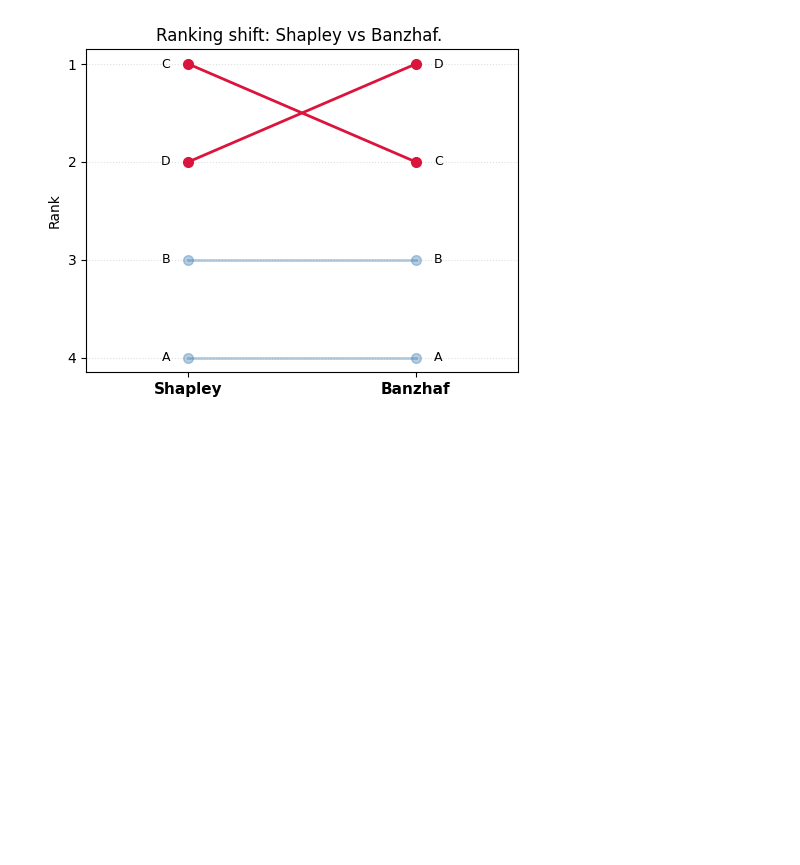
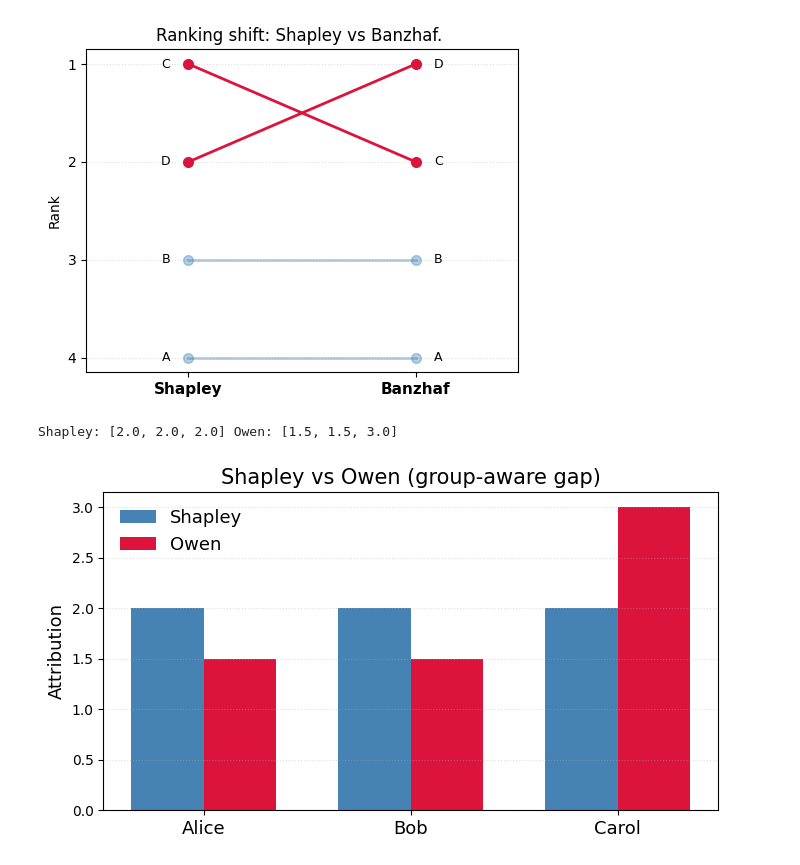
Before and after one commit to filipnaudot/powerXAI, a Jupyter notebook: examples/atomic-player-examples.ipynb, the cells around one changed output. Drawn from its saved outputs; the diff is of its cells as text; code cells hidden in the pictures; blank space fills up the shorter version.

```diff
--- a/examples/atomic-player-examples.ipynb
+++ b/examples/atomic-player-examples.ipynb
@@ -80,3 +80,36 @@ banzhaf_rank_by_player = ranks[np.argsort(banzhaf_ranking)]
 rank_chart(PLAYERS, shapley_rank_by_player, banzhaf_rank_by_player, "Shapley", "Banzhaf", "")
 # %% [output]
 [figure]
+# %%
+def player_3_valuable(_players, coalition_indices):
+    coalition = frozenset(coalition_indices)
+    singletons = {frozenset({0}), frozenset({1}), frozenset({2})}
+    pairs = {frozenset({0, 1}), frozenset({0, 2}), frozenset({1, 2})}
+
+    if not coalition: return 0.0
+    if coalition in singletons or coalition in pairs: return 1.0
+    if coalition == frozenset({0, 1, 2}): return 6.0
+    raise ValueError(f"Unexpected coalition: {sorted(coalition)}")
+
+
+
+PLAYERS = ["Alice", "Bob", "Carol"]
+GROUPS = [["Alice", "Bob"], ["Carol"]]
+shapley = np.array([shapley_value(i, PLAYERS, player_3_valuable) for i in range(3)])
+owen = np.array([owen_value(i, GROUPS, player_3_valuable) for i in range(3)])
+
+x, w = np.arange(3), 0.35
+fig, ax = plt.subplots(figsize=(7, 4))
+ax.bar(x - w / 2, shapley, w, label="Shapley", color="steelblue")
+ax.bar(x + w / 2, owen, w, label="Owen", color="crimson")
+ax.set_xticks(x); ax.set_xticklabels([f"{p}" for p in PLAYERS], fontsize=13)
+ax.set_ylabel("Attribution", fontsize=13)
+ax.set_title("Shapley vs Owen (group-aware gap)", fontsize=15)
+ax.grid(axis="y", linestyle=":", alpha=0.4)
+ax.legend(frameon=False, fontsize=13)
+plt.tight_layout()
+
+print("Shapley:", np.round(shapley, 3).tolist(), "Owen:", np.round(owen, 3).tolist())
+# %% [output]
+Shapley: [2.0, 2.0, 2.0] Owen: [1.5, 1.5, 3.0]
+[figure, added]
```
Also changed, not shown: parts of 1 cell of this notebook.
